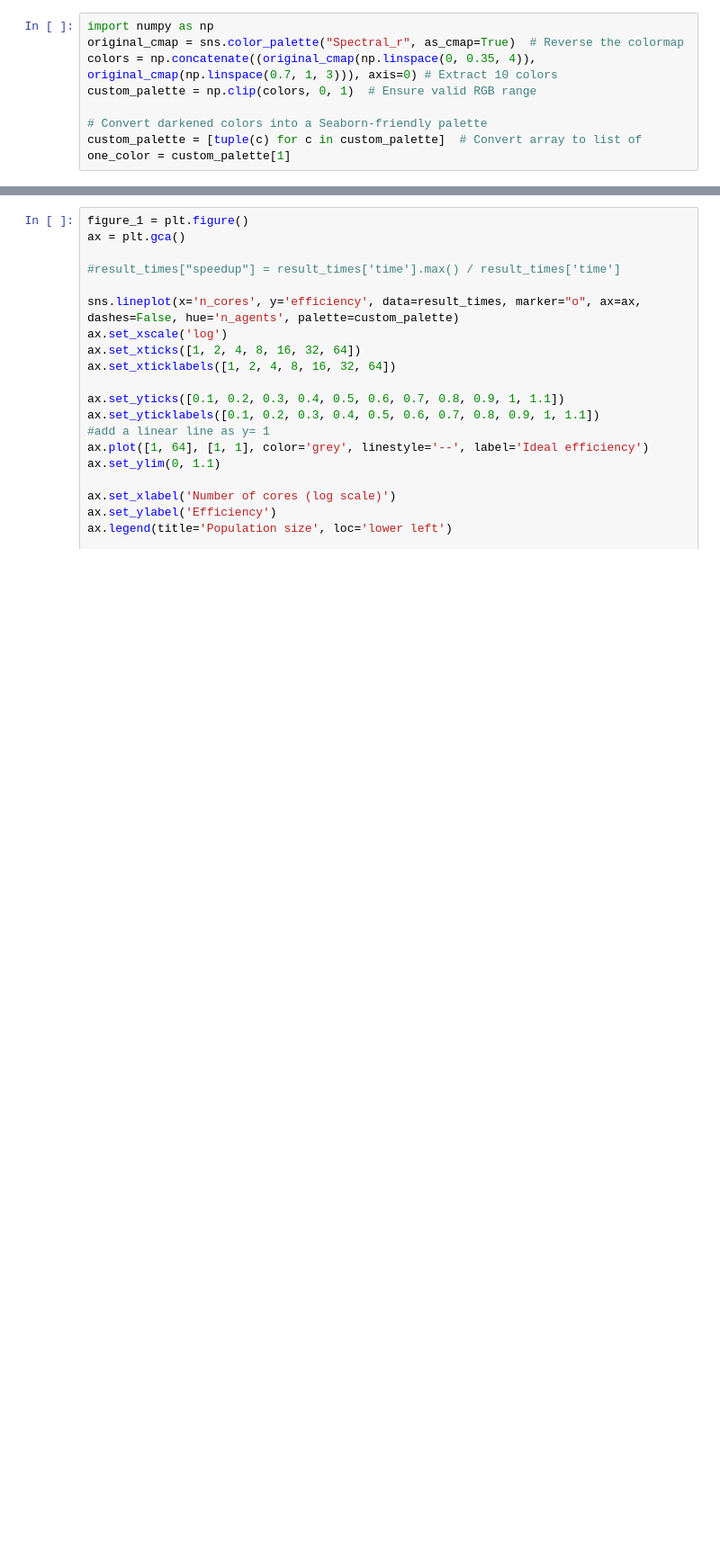
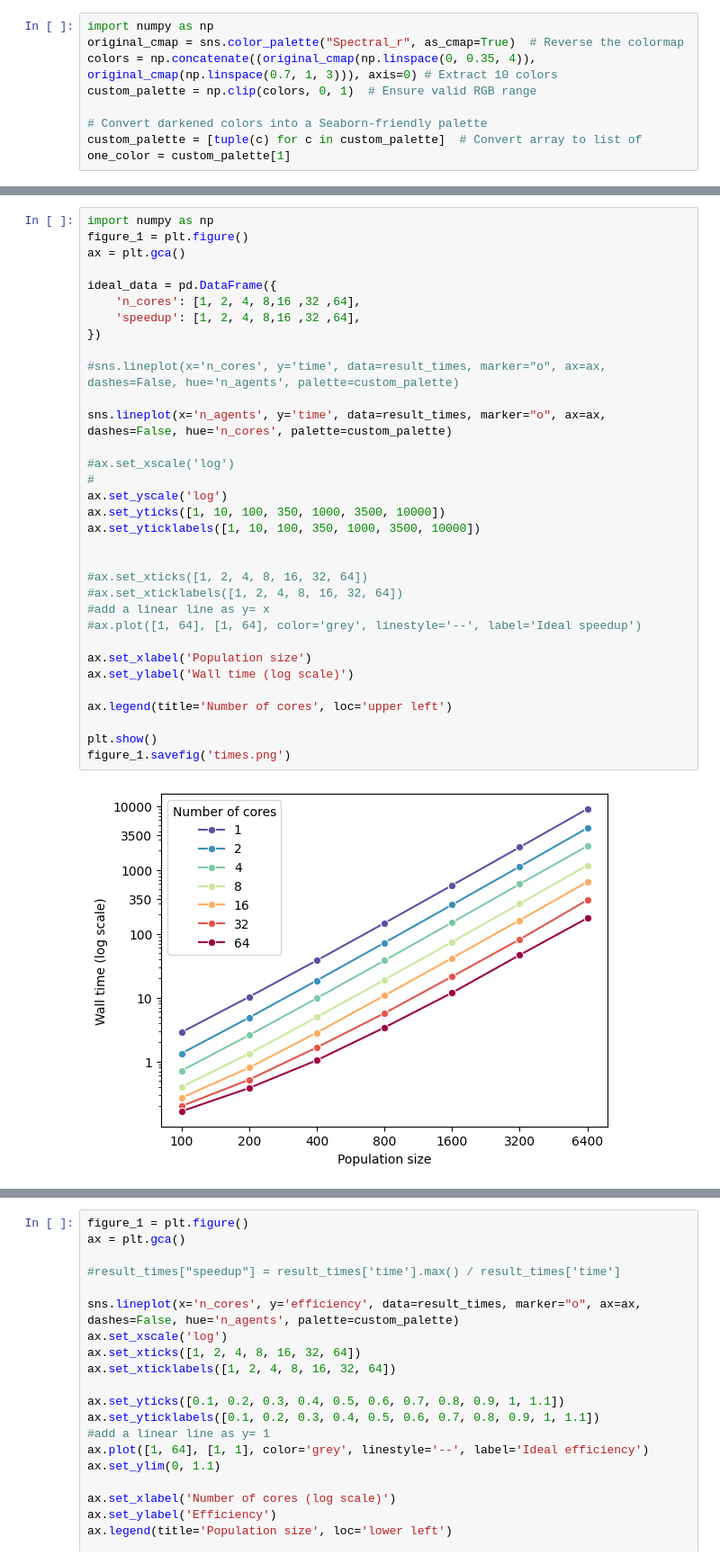
Before and after one commit to muraronicola/Parallel-implementation-of-Gravitational-Search-Algorithm, a Jupyter notebook: plots/plots.ipynb, the cells around one changed output, grey strips where cells are left out. Shown: that part at 90% size. Cells and saved outputs as stored; diff of their text form; blank space fills up the shorter version.

```diff
--- a/plots/plots.ipynb
+++ b/plots/plots.ipynb
@@ -180,3 +181,38 @@ figure_1.savefig('evaluation_solution.png')
+# %%
+import numpy as np
+figure_1 = plt.figure()
+ax = plt.gca()
+
+ideal_data = pd.DataFrame({
+    'n_cores': [1, 2, 4, 8,16 ,32 ,64],
+    'speedup': [1, 2, 4, 8,16 ,32 ,64],
+})
+
+#sns.lineplot(x='n_cores', y='time', data=result_times, marker="o", ax=ax, dashes=False, hue='n_agents', palette=custom_palette)
+
+sns.lineplot(x='n_agents', y='time', data=result_times, marker="o", ax=ax, dashes=False, hue='n_cores', palette=custom_palette)
+
+#ax.set_xscale('log')
+#
+ax.set_yscale('log')
+ax.set_yticks([1, 10, 100, 350, 1000, 3500, 10000])
+ax.set_yticklabels([1, 10, 100, 350, 1000, 3500, 10000])
+
+
+#ax.set_xticks([1, 2, 4, 8, 16, 32, 64])
+#ax.set_xticklabels([1, 2, 4, 8, 16, 32, 64])
+#add a linear line as y= x
+#ax.plot([1, 64], [1, 64], color='grey', linestyle='--', label='Ideal speedup')
+
+ax.set_xlabel('Population size')
+ax.set_ylabel('Wall time (log scale)')
+
+ax.legend(title='Number of cores', loc='upper left')
+
+plt.show()
+figure_1.savefig('times.png')
+# %% [output]
+[figure, added]
 # %%
 import numpy as np
 figure_1 = plt.figure()
```
Also changed, not shown: parts of 2 cells of this notebook, 7 other files.
